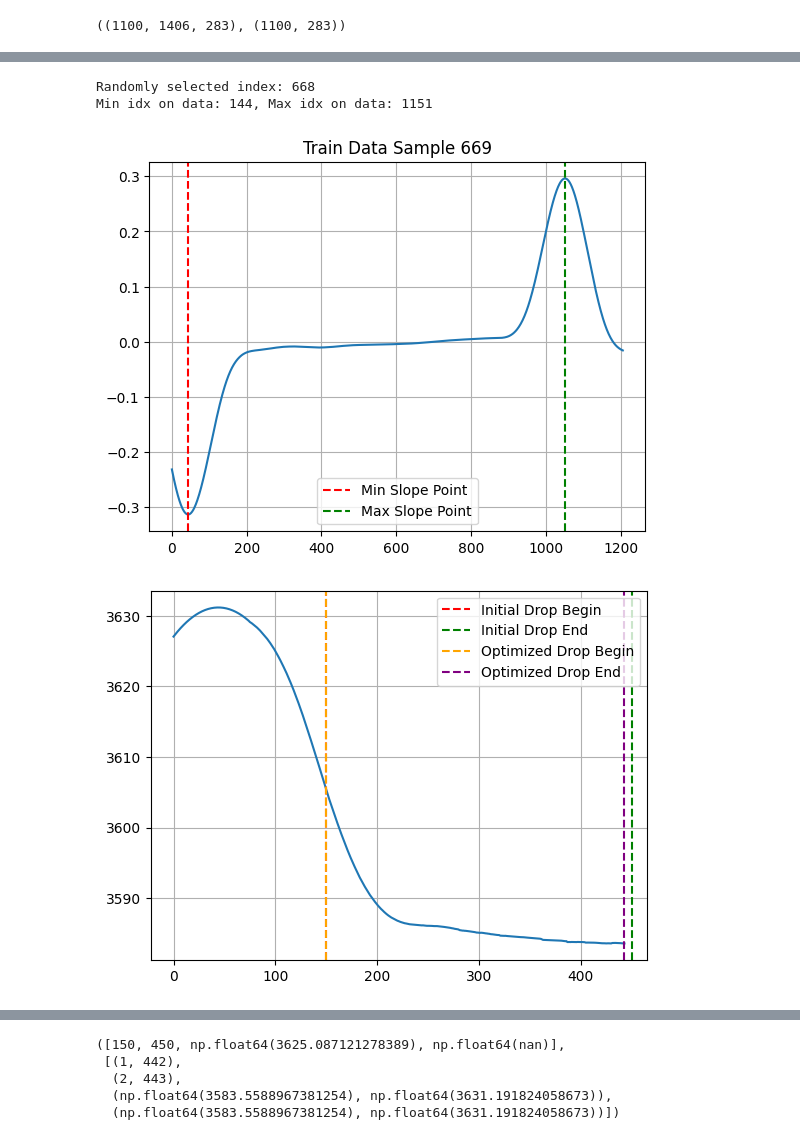
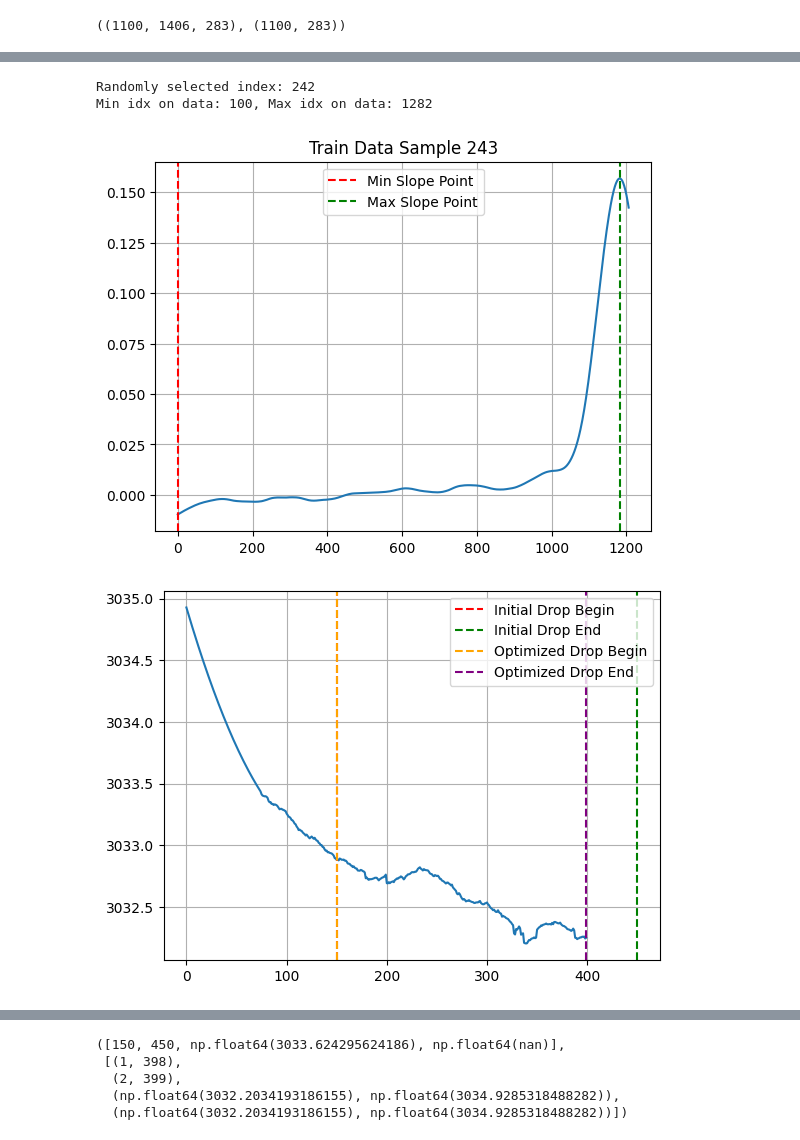
Before and after one commit to Rajveersoni9/Ariel-Data-Model, a Jupyter notebook: notebooks/transit_detection.ipynb, the cells around one changed output, grey strips where cells are left out. Saved outputs shown, nothing was run; the diff lists cells and outputs as text; code cells hidden in the pictures.

```diff
--- a/notebooks/transit_detection.ipynb
+++ b/notebooks/transit_detection.ipynb
@@ -69,7 +69,7 @@ def cost_function(params, data):
     return cost
 # %%
 # random_index = random.randint(0, train_data.shape[0] - 1)
-random_index = 668
+random_index = 242
 print(f"Randomly selected index: {random_index}")
 data = train_data[random_index].copy()
 data = data.mean(axis=1)
@@ -103,34 +103,34 @@ t1_opt = int(t1_opt)
 t2_opt = int(t2_opt)
 t1_opt_on_data =t1_opt + max(0, min_idx_on_data-width) # type: ignore
 t2_opt_on_data = t2_opt + max(0, min_idx_on_data-width) # type: ignore
 
 plt.title(f"Train Data Sample {random_index+1}")
 plt.plot(moving_average_diff)
 plt.axvline(float(min_idx), color='red', linestyle='--', label='Min Slope Point')
 plt.axvline(float(max_idx), color='green', linestyle='--', label='Max Slope Point')
 plt.legend()
 plt.grid()
 plt.show()
 
 plt.plot(data)
 plt.axvline(float(initial_params[0]), color='red', linestyle='--', label='Initial Drop Begin')
 plt.axvline(float(initial_params[1]), color='green', linestyle='--', label='Initial Drop End')
 plt.axvline(float(t1_opt), color='orange', linestyle='--', label='Optimized Drop Begin')
 plt.axvline(float(t2_opt), color='purple', linestyle='--', label='Optimized Drop End')
 plt.legend()
 plt.grid()
 plt.show()
 
 plot_white_curve(smoother.smooth(train_data[random_index].mean(axis=1)), title="Smoothed White Curve", color="blue")
 plt.axvline(float(t1_opt_on_data), color='red', linestyle='--', label='Drop Begin')
 plt.axvline(float(t2_opt_on_data), color='green', linestyle='--', label='Drop End')
 plt.legend()
 plt.show()
 
 # data.shape, moving_average.shape, diff.shape, moving_average_diff.shape, initial_params, bounds
 initial_params, bounds
 # %% [output]
-Randomly selected index: 668
-Min idx on data: 144, Max idx on data: 1151
+Randomly selected index: 242
+Min idx on data: 100, Max idx on data: 1282
-[figure, old version]
+[figure, new version]
-[figure, old version]
+[figure, new version]
@@ -138,8 +138,8 @@ Min idx on data: 144, Max idx on data: 1151
-([150, 450, np.float64(3625.087121278389), np.float64(nan)],
- [(1, 442),
-  (2, 443),
-  (np.float64(3583.5588967381254), np.float64(3631.191824058673)),
-  (np.float64(3583.5588967381254), np.float64(3631.191824058673))])
+([150, 450, np.float64(3033.624295624186), np.float64(nan)],
+ [(1, 398),
+  (2, 399),
+  (np.float64(3032.2034193186155), np.float64(3034.9285318488282)),
+  (np.float64(3032.2034193186155), np.float64(3034.9285318488282))])
 # %%
 plot_white_curve(smoother.smooth(train_data[random_index].mean(axis=1)), title=f"Smoothed White Curve - Index {random_index}", color="blue")
 plt.axvline(float(t1_opt_on_data), color='red', linestyle='--', label='Drop Begin')
```
Also changed, not shown: parts of 4 cells of this notebook, 3 other files.
